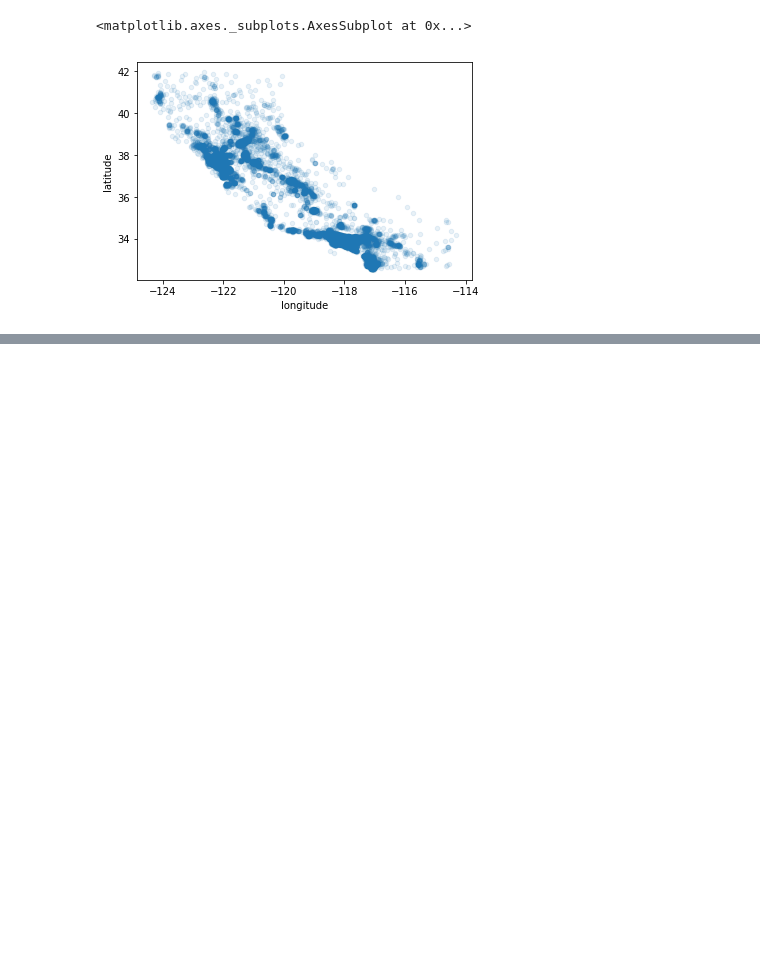
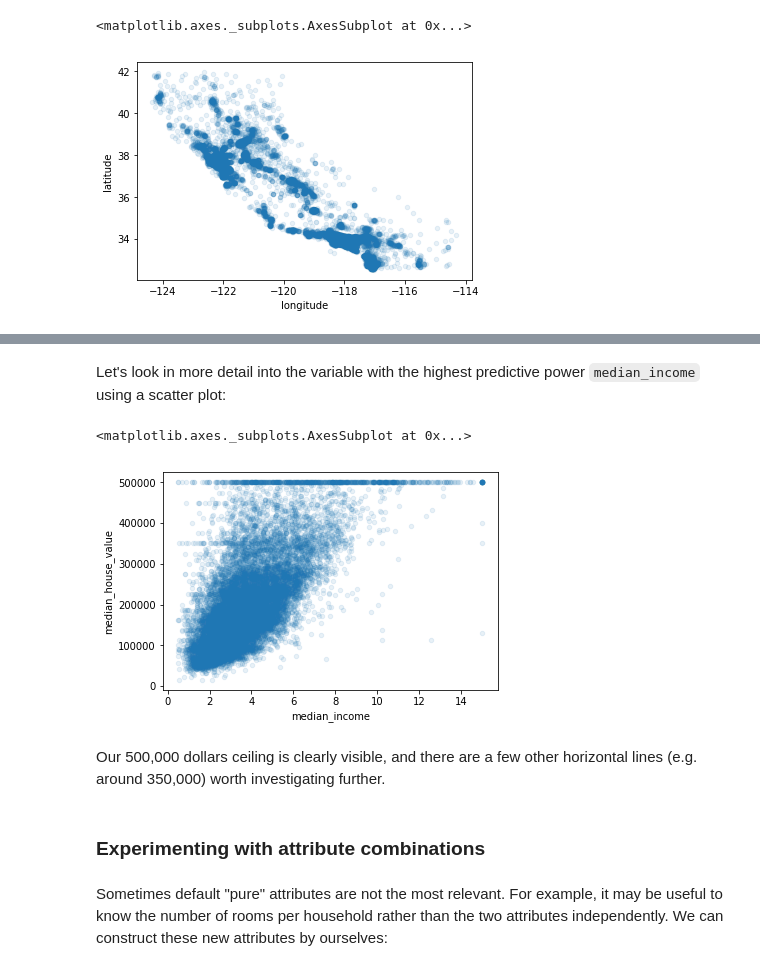
Before and after one commit to giuseppebaldini/ml-scikit-keras-tensorflow, a Jupyter notebook: 02.Machine_Learning_Project.ipynb, the cells around one changed output, grey strips where cells are left out. Drawn from its saved outputs; the diff is of its cells as text; code cells hidden in the pictures; blank space fills up the shorter version.

```diff
--- a/02.Machine_Learning_Project.ipynb
+++ b/02.Machine_Learning_Project.ipynb
@@ -222,0 +282,15 @@ housing.plot(kind="scatter", x="longitude", y="latitude", alpha=0.1)
+# %% [markdown]
+Let's look in more detail into the variable with the highest predictive power `median_income` using a scatter plot:
+# %%
+housing.plot(kind="scatter", x="median_income", y="median_house_value",
+            alpha=0.1)
+# %% [output]
+<matplotlib.axes._subplots.AxesSubplot at 0x...>
+[figure, added]
+# %% [markdown]
+Our 500,000 dollars ceiling is clearly visible, and there are a few other horizontal lines (e.g. around 350,000) worth investigating further.
+# %% [markdown]
+### Experimenting with attribute combinations
+# %% [markdown]
+Sometimes default "pure" attributes are not the most relevant. For example, it may be useful to know the number of rooms per household rather than the two attributes independently.
+We can construct these new attributes by ourselves:
```
Also changed, not shown: parts of 13 cells of this notebook.
